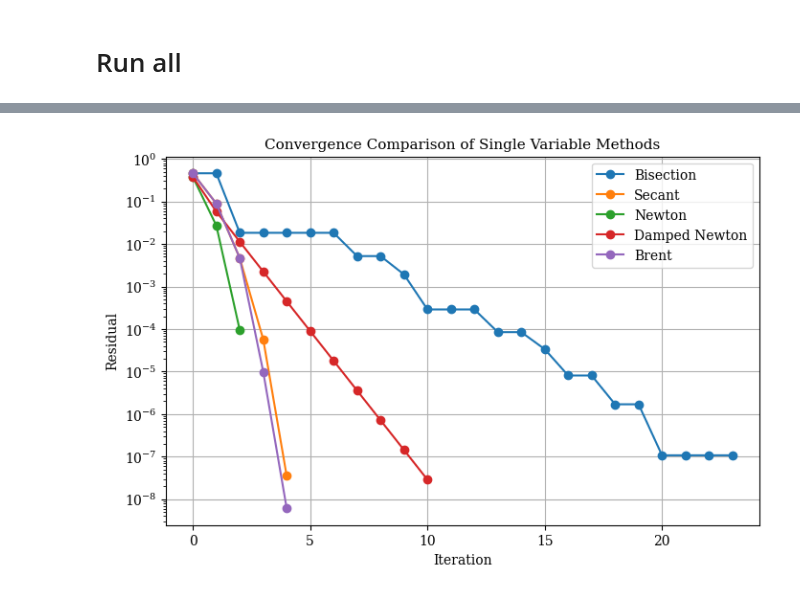
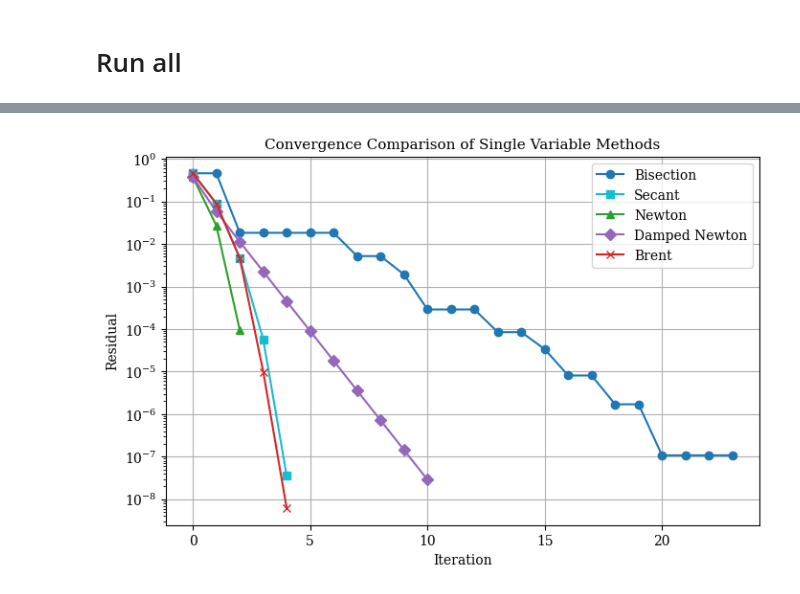
Before and after one commit to serhetgokdemir/thesis, a Jupyter notebook: experiments/single_variables_experiment.ipynb, the cells around one changed output, grey strips where cells are left out. Saved outputs shown, nothing was run; the diff lists cells and outputs as text; code cells hidden in the pictures.

```diff
--- a/experiments/single_variables_experiment.ipynb
+++ b/experiments/single_variables_experiment.ipynb
@@ -18,7 +18,7 @@ plt.rcParams['font.family'] = 'serif'
 plt.rcParams['axes.titlesize'] = 11
 plt.rcParams['axes.labelsize'] = 10
 plt.rcParams['savefig.dpi'] = 300
-plt.rcParams['axes.prop_cycle'] = cycler('color', plt.cm.tab10.colors)
+plt.rcParams['axes.prop_cycle'] = cycler('color', plt.cm.get_cmap('Set2').colors)
 
 from src.single_variable.bisection import bisection
 from src.single_variable.secant import secant
@@ -68,7 +68,28 @@ df_summary
 # %%
 plt.figure(figsize=(8, 5))
 
-for name, result in methods.items():
+# Use same palette as armijo_residual (no yellow/orange)
+armijo_palette = [
+    '#1f77b4',  # blue
+    '#17becf',  # cyan
+    '#2ca02c',  # green
+    '#9467bd',  # purple
+    '#4daf4a',  # darker green
+    '#7b4173',  # magenta-ish
+    '#3182bd',  # steel blue
+    '#66c2a5',  # teal
+]
+
+# Ensure we have at least as many distinct colors as methods
+palette = armijo_palette
+method_colors = dict(zip(methods.keys(), palette))
+# Set Brent specifically to red
+if 'Brent' in method_colors:
+    method_colors['Brent'] = '#d62728'  # red
+
+markers = ['o', 's', '^', 'D', 'x', 'v', '>', '<']
+
+for (name, result), m in zip(methods.items(), markers):
     residuals = []
 
     for step in result["history"]:
@@ -79,33 +100,35 @@ for name, result in methods.items():
         elif "f_curr" in step:
             residuals.append(abs(step["f_curr"]))
 
         elif "fb" in step:
             residuals.append(abs(step["fb"]))
 
         elif "norm_f" in step:
             residuals.append(abs(step["norm_f"]))
 
     if len(residuals) > 0:
         plt.semilogy(
             range(len(residuals)),
             residuals,
-            marker="o",
-            label=name
+            marker=m,
+            color=method_colors.get(name, '#000000'),
+            label=name,
+            linewidth=1.5
         )
 
 plt.xlabel("Iteration")
 plt.ylabel("Residual")
 plt.title("Convergence Comparison of Single Variable Methods")
 
 plt.legend()
 plt.grid(True)
 
 plt.savefig(
     "../latex/figures/single_variable_convergence.png",
     dpi=300,
     bbox_inches="tight"
 )
 
 plt.show()
 # %% [output]
-[figure, old version]
+[figure, new version]
```
Also changed, not shown: 8 other files.
